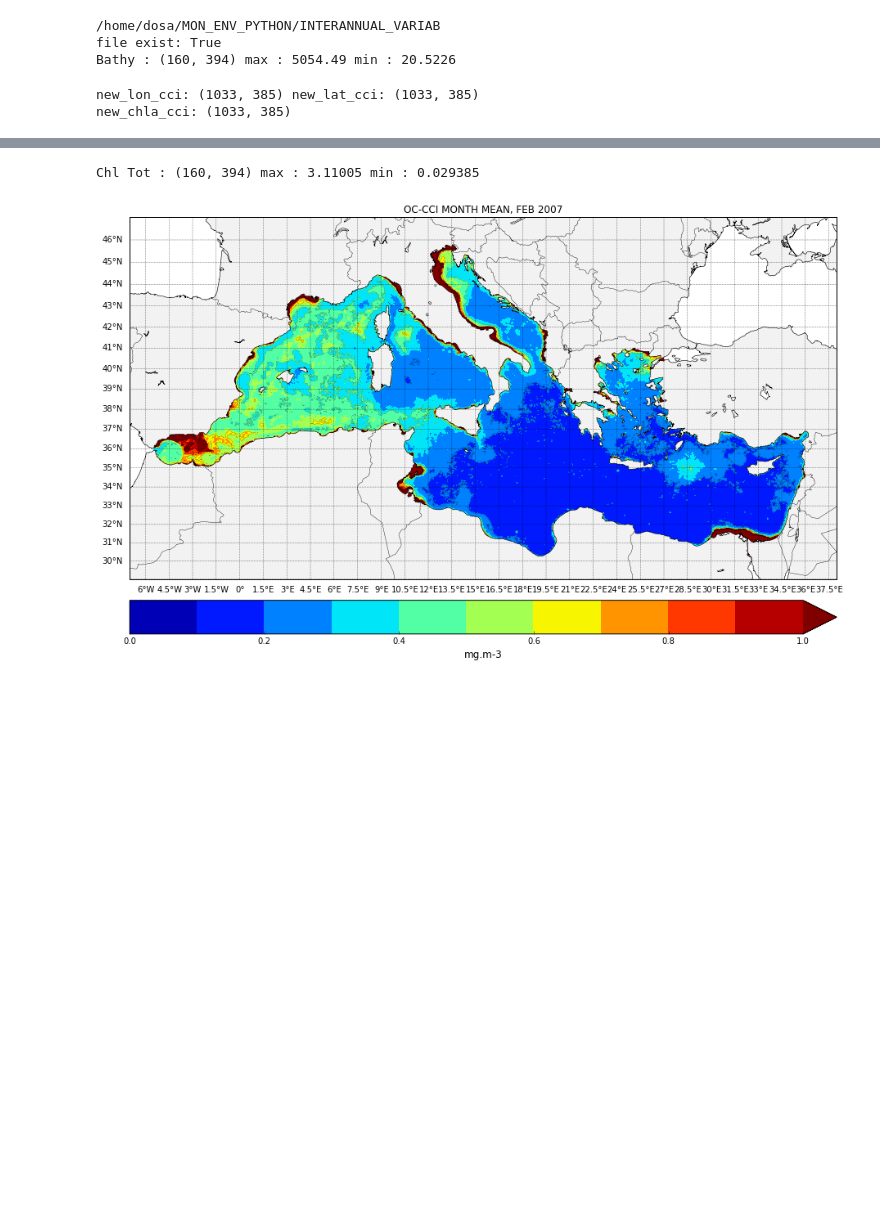
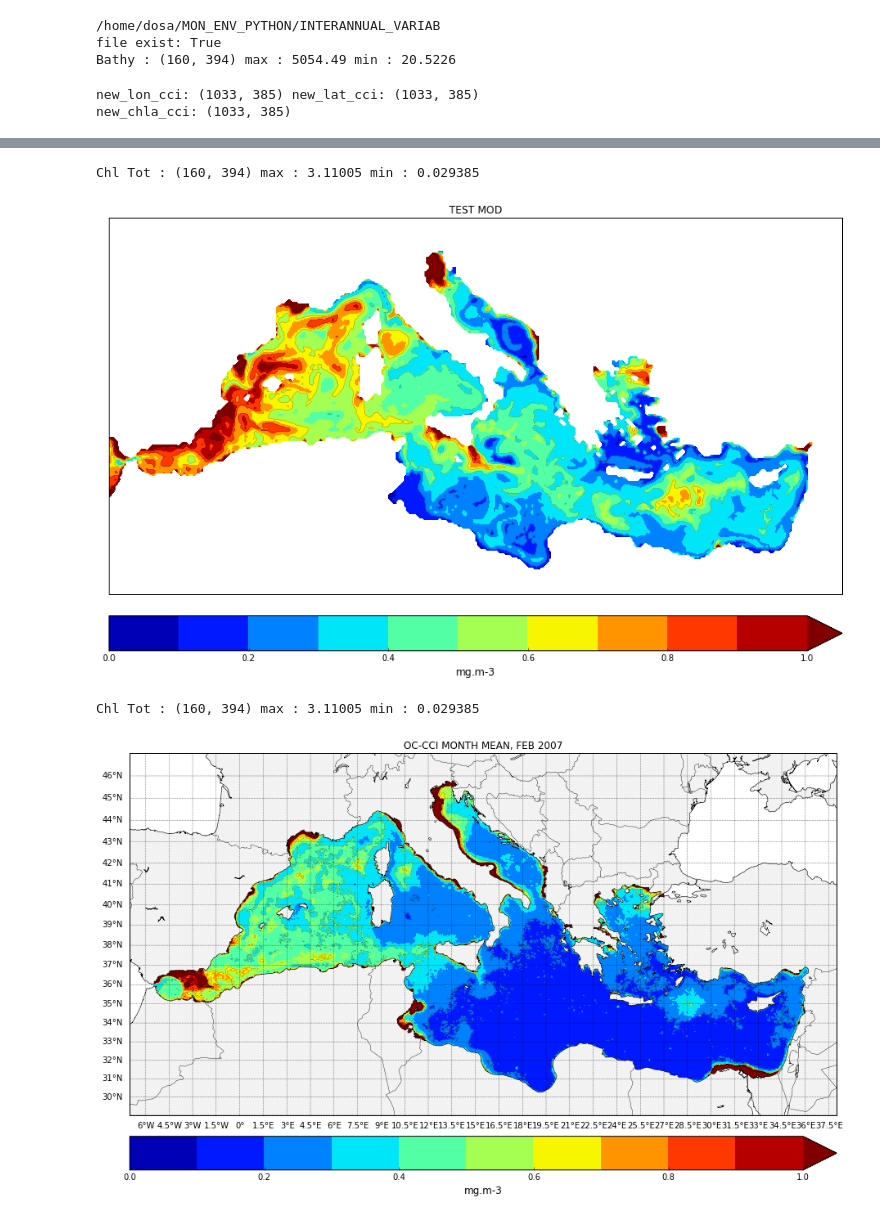
Before and after one commit to dosalex/MY_GIT_REPOS, a Jupyter notebook: SAT_vs_MOD_SURF_CHLA.ipynb, the cells around one changed output, grey strips where cells are left out. Cells and saved outputs as stored; diff of their text form; code cells hidden in the pictures; blank space fills up the shorter version.

```diff
--- a/SAT_vs_MOD_SURF_CHLA.ipynb
+++ b/SAT_vs_MOD_SURF_CHLA.ipynb
@@ -73,3 +97,30 @@ new_chla_cci: (1033, 385)
+# %%
+f = Dataset(sat_rep+'moyenne07_month_02_chlsurf.nc') # open netcdf
+# extracting variables
+chl_surf = f.variables['chl_tot'][0,0,:,:] # extracting data
+print 'Chl Tot :', np.shape(chl_surf), 'max :', np.max(chl_surf), 'min :', np.min(chl_surf)
+f.close()
+
+x1,x2,y1,y2 = -7, 38, 29, 47;
+m = Basemap(resolution='i',projection='merc', llcrnrlat=y1,urcrnrlat=y2,llcrnrlon=x1,urcrnrlon=x2,lat_ts=(x1+x2)/2);
+            # figure
+fig = plt.figure(figsize=(15,15));
+ax = fig.add_axes([0.1,0.1,0.8,0.8]);
+
+# Données
+xd,yd = m(lon_t,lat_t);
+levels = np.arange(0,1.1,0.1);
+levels2 = np.arange(0,1.6,0.2);
+CS1 = m.contour(xd,yd,chl_surf,levels=levels2,linewidths=0.2,colors='k');
+cs = m.contourf(xd,yd,chl_surf,levels=levels,cmap=plt.cm.jet,extend='max');# binary / jet, levels=levels,
+
+plt.title("TEST MOD")
+
+cb = plt.colorbar(cs, orientation='horizontal', pad = 0.03)
+cb.set_label("mg.m-3", fontsize=12)
+# %% [output]
+Chl Tot : (160, 394) max : 3.11005 min : 0.029385
+[figure, added]
 # %%
 # COMPARING SAT MONTHLY IMAGES vs MODEL OUTPUTS MONTHLY MEANS SURF CHLA
 ## FEBRUARY ##
```
Also changed, not shown: parts of 4 cells of this notebook.
